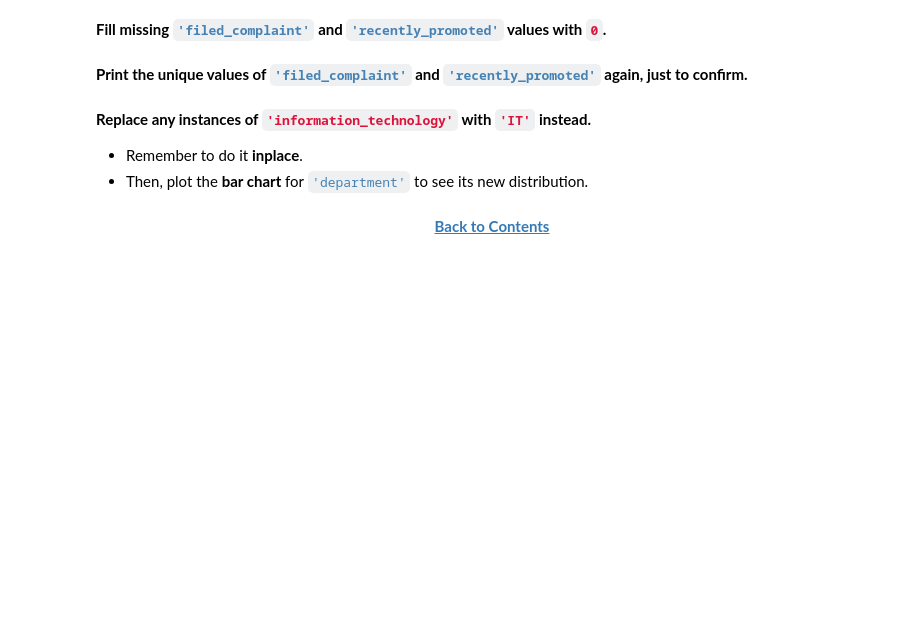
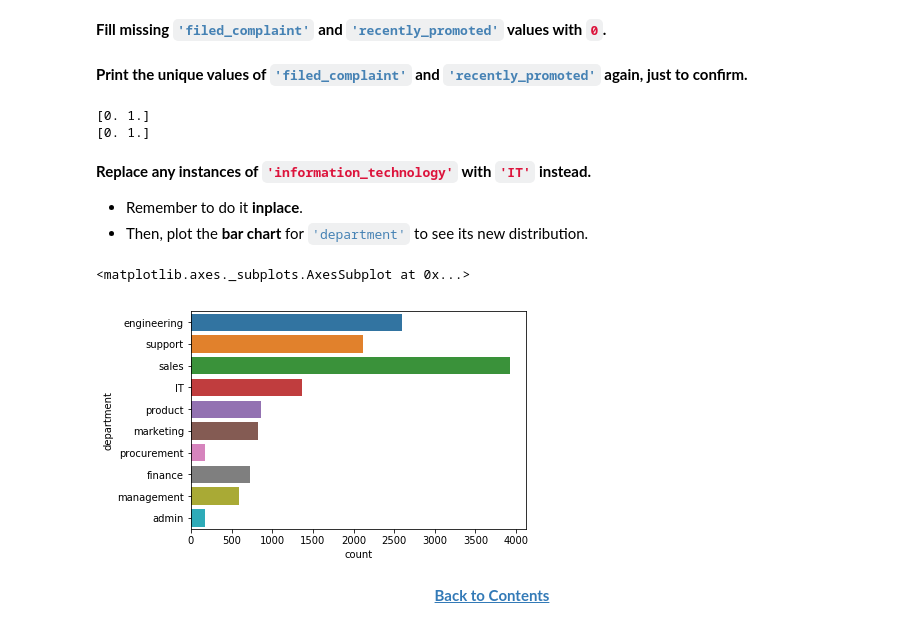
Before and after one commit to baskoroi/elite-ml, a Jupyter notebook: workbooks/project-3/Module 2 - ABT Construction.ipynb, the cells around one changed output. Saved outputs shown, nothing was run; the diff lists cells and outputs as text; code cells hidden in the pictures; blank space fills up the shorter version.

Commit message:
Finished project 3 - module 2

```diff
--- a/workbooks/project-3/Module 2 - ABT Construction.ipynb
+++ b/workbooks/project-3/Module 2 - ABT Construction.ipynb
@@ -47,3 +51,5 @@ Next, let's import the dataset.
 * The file path is <code style="color:crimson">'project_files/employee_data.csv'</code>
 # %%
 # Load employee data from CSV
+df = pd.read_csv('project_files/employee_data.csv')
+df.shape
@@ -62,0 +69,4 @@ The first step to data cleaning is removing samples from your dataset that you d
+# %%
+# Drop duplicates
+df.drop_duplicates(inplace=True)
+df.shape # <- (14221, 10) -- yes, the rows# decreases
@@ -71,3 +88,5 @@ The first step to data cleaning is removing samples from your dataset that you d
 * Then, print the shape of the new dataframe.
 # %%
 # Drop temporary workers
+df = df[df.department != 'temp']
+df.shape
@@ -91,22 +116,32 @@ The next bucket under data cleaning involves fixing structural errors, which ari
 **Fill missing <code style="color:steelblue">'filed_complaint'</code> and <code style="color:steelblue">'recently_promoted'</code> values with <code style="color:crimson">0</code>.**
 # %%
 # Missing filed_complaint values should be 0
-
+df.filed_complaint.fillna(value=0, inplace=True)
 # Missing recently_promoted values should be 0
+df.recently_promoted.fillna(value=0, inplace=True)
 # %% [markdown]
 **Print the unique values of <code style="color:steelblue">'filed_complaint'</code> and <code style="color:steelblue">'recently_promoted'</code> again, just to confirm.**
 # %%
 # Print unique values of 'filed_complaint'
-
+print(df.filed_complaint.unique())
 # Print unique values of 'recently_promoted'
+print(df.recently_promoted.unique())
+# %% [output]
+[0. 1.]
+[0. 1.]
 # %% [markdown]
 **Replace any instances of <code style="color:crimson">'information_technology'</code> with <code style="color:crimson">'IT'</code> instead.**
 * Remember to do it **inplace**.
 * Then, plot the **bar chart** for <code style="color:steelblue">'department'</code> to see its new distribution.
 # %%
 # 'information_technology' should be 'IT'
+df.department.replace('information_technology', 'IT', inplace=True)
 
 # Plot class distributions for 'department'
+sns.countplot(data=df, y='department')
+# %% [output]
+<matplotlib.axes._subplots.AxesSubplot at 0x...>
+[figure, added]
 # %% [markdown]
 <p style="text-align:center; margin: 40px 0 40px 0; font-weight:bold">
 <a href="#toc">Back to Contents</a>
```
Also changed, not shown: parts of 24 cells of this notebook, 2 other files.
